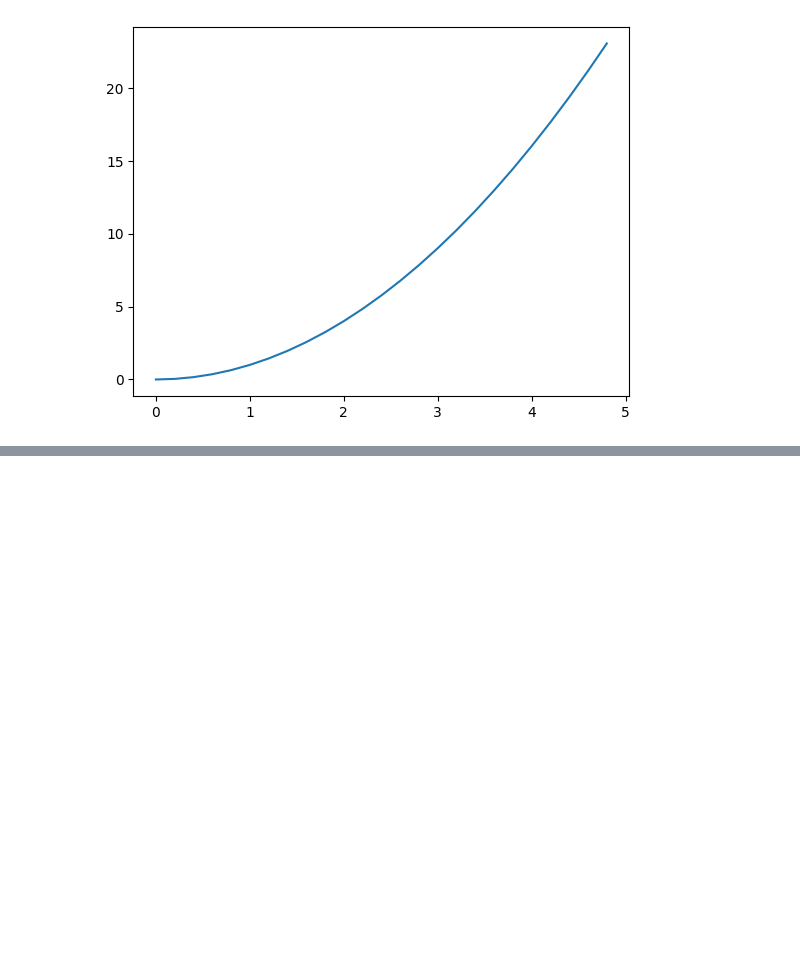
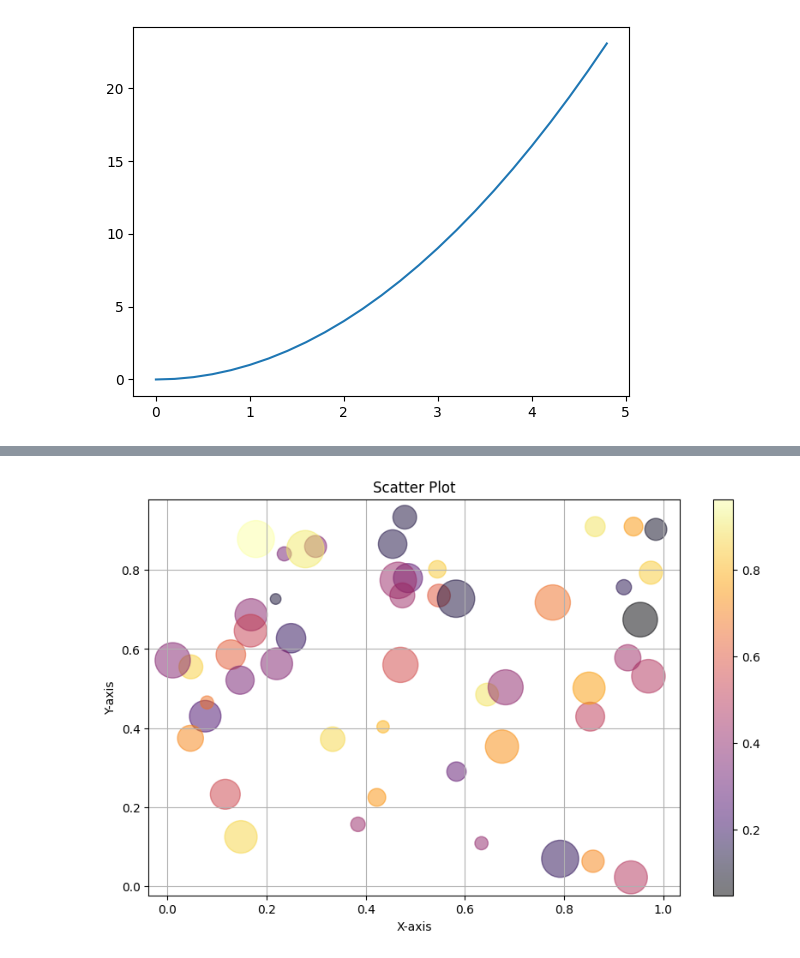
Before and after one commit to CompileArtisan/python-learning, a Jupyter notebook: Jupyter002matplotlib.ipynb, the cells around one changed output, grey strips where cells are left out. Cells and saved outputs as stored; diff of their text form; code cells hidden in the pictures; blank space fills up the shorter version.

```diff
--- a/Jupyter002matplotlib.ipynb
+++ b/Jupyter002matplotlib.ipynb
@@ -29,0 +73,17 @@ plt.show()
+# %%
+# Scatter Plot
+x = np.random.rand(50) # returns 50 random values between 0 and 1
+y = np.random.rand(50)
+colors = np.random.rand(50)
+sizes = 1000 * np.random.rand(50)
+
+plt.figure(figsize=(10, 6))
+plt.scatter(x, y, c=colors, s=sizes, alpha=0.5, cmap='inferno')
+plt.title('Scatter Plot')
+plt.xlabel('X-axis')
+plt.ylabel('Y-axis')
+plt.colorbar() # show color scale
+plt.grid(True)
+plt.show()
+# %% [output]
+[figure, added]
```
Also changed, not shown: parts of 14 cells of this notebook.
